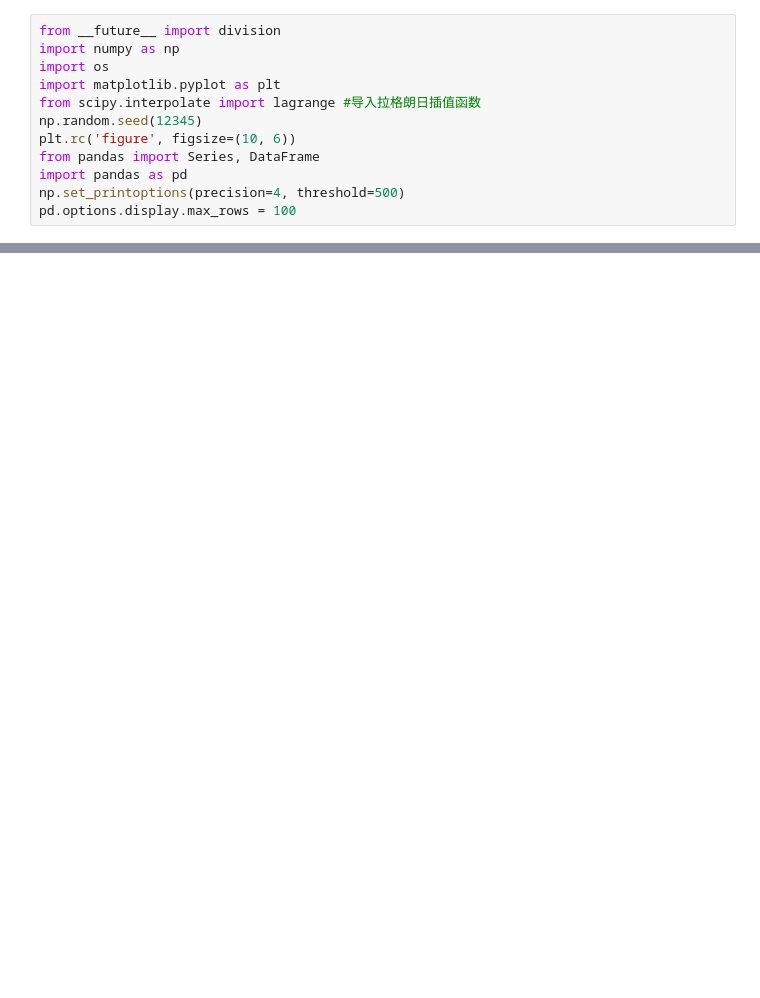
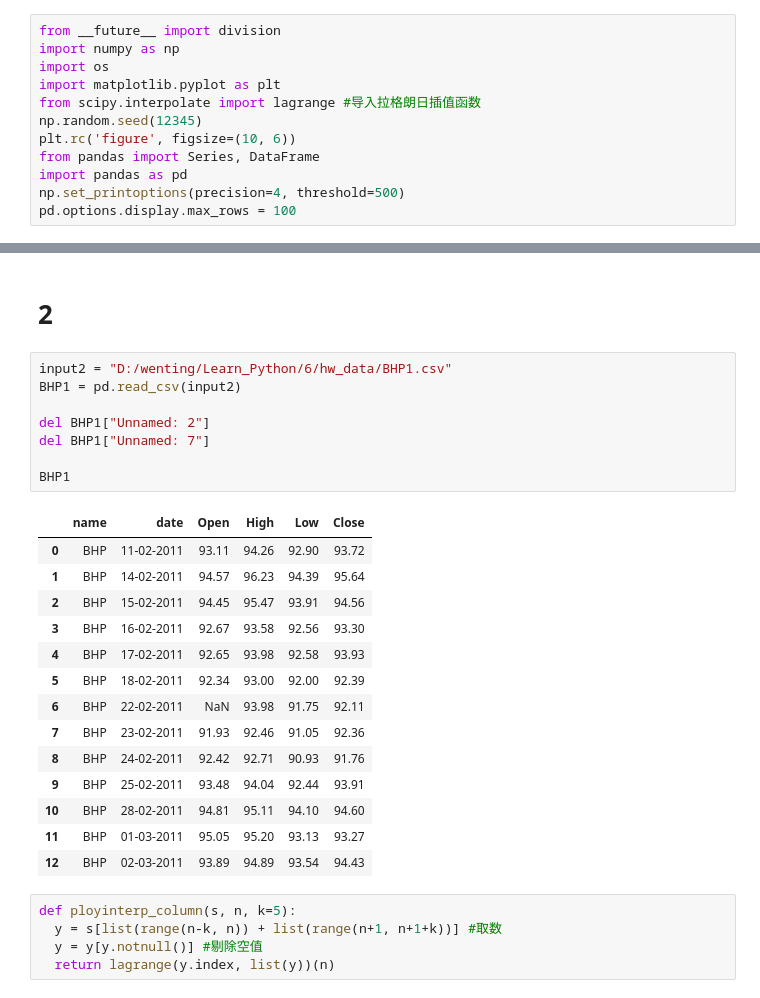
Before and after one commit to WentingRuan/Learn_Python, a Jupyter notebook: 6/hw_06.ipynb, the cells around one changed output, grey strips where cells are left out. Cells and saved outputs as stored; diff of their text form; blank space fills up the shorter version.

```diff
--- a/6/hw_06.ipynb
+++ b/6/hw_06.ipynb
@@ -41,0 +54,30 @@ df.describe()
+# %% [markdown]
+# 2
+# %%
+input2 = "D:/wenting/Learn_Python/6/hw_data/BHP1.csv"
+BHP1 = pd.read_csv(input2)
+
+del BHP1["Unnamed: 2"]
+del BHP1["Unnamed: 7"]
+
+BHP1
+# %% [output]
+|  | name | date | Open | High | Low | Close |
+| 0 | BHP | 11-02-2011 | 93.11 | 94.26 | 92.90 | 93.72 |
+| 1 | BHP | 14-02-2011 | 94.57 | 96.23 | 94.39 | 95.64 |
+| 2 | BHP | 15-02-2011 | 94.45 | 95.47 | 93.91 | 94.56 |
+| 3 | BHP | 16-02-2011 | 92.67 | 93.58 | 92.56 | 93.30 |
+| 4 | BHP | 17-02-2011 | 92.65 | 93.98 | 92.58 | 93.93 |
+| 5 | BHP | 18-02-2011 | 92.34 | 93.00 | 92.00 | 92.39 |
+| 6 | BHP | 22-02-2011 | NaN | 93.98 | 91.75 | 92.11 |
+| 7 | BHP | 23-02-2011 | 91.93 | 92.46 | 91.05 | 92.36 |
+| 8 | BHP | 24-02-2011 | 92.42 | 92.71 | 90.93 | 91.76 |
+| 9 | BHP | 25-02-2011 | 93.48 | 94.04 | 92.44 | 93.91 |
+| 10 | BHP | 28-02-2011 | 94.81 | 95.11 | 94.10 | 94.60 |
+| 11 | BHP | 01-03-2011 | 95.05 | 95.20 | 93.13 | 93.27 |
+| 12 | BHP | 02-03-2011 | 93.89 | 94.89 | 93.54 | 94.43 |
+# %%
+def ployinterp_column(s, n, k=5):
+  y = s[list(range(n-k, n)) + list(range(n+1, n+1+k))] #取数
+  y = y[y.notnull()] #剔除空值
+  return lagrange(y.index, list(y))(n)
```
Also changed, not shown: parts of 10 cells of this notebook, 5 other files.
